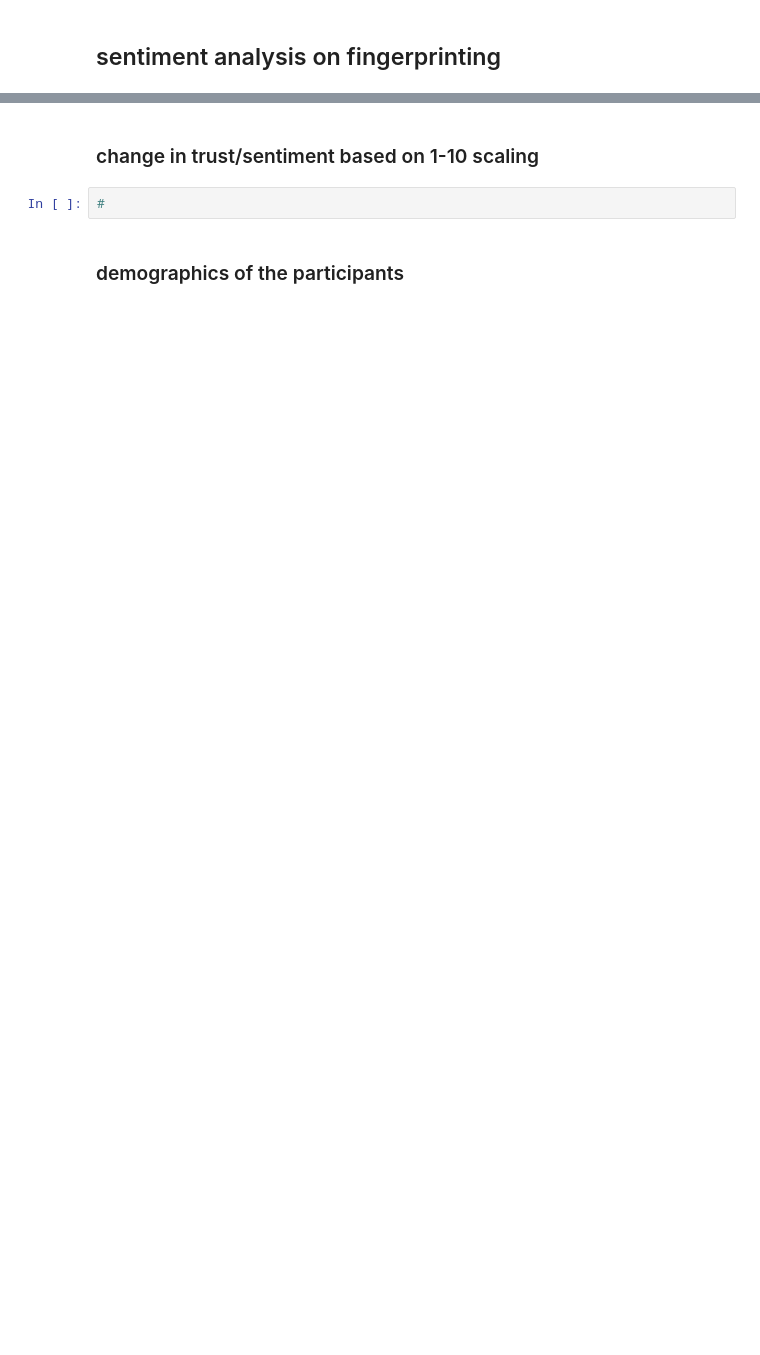
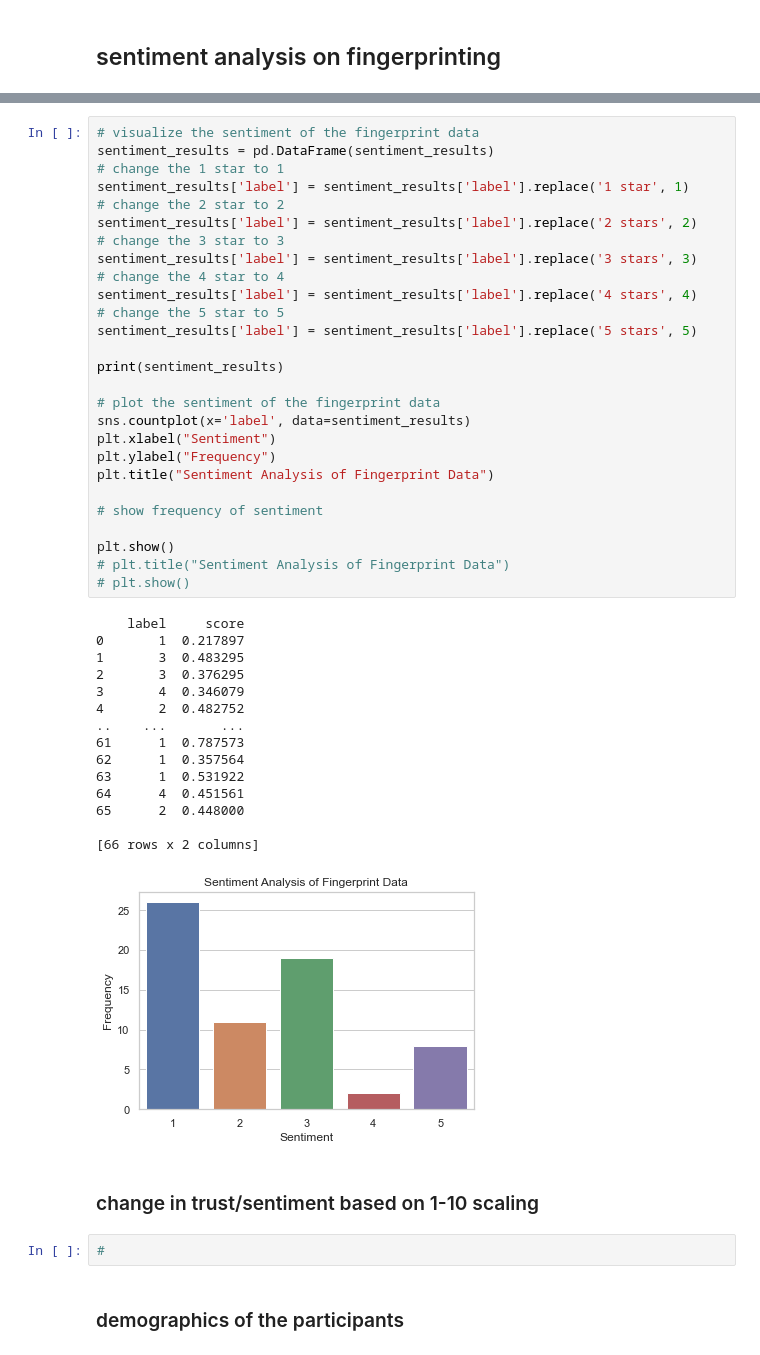
Before and after one commit to bendjko/CSE-527S-Final-Project, a Jupyter notebook: ben_testing.ipynb, the cells around one changed output, grey strips where cells are left out. Drawn from its saved outputs; the diff is of its cells as text; blank space fills up the shorter version.

```diff
--- a/ben_testing.ipynb
+++ b/ben_testing.ipynb
@@ -301,3 +314,46 @@ plt.show()
+# %%
+# visualize the sentiment of the fingerprint data
+sentiment_results = pd.DataFrame(sentiment_results)
+# change the 1 star to 1
+sentiment_results['label'] = sentiment_results['label'].replace('1 star', 1)
+# change the 2 star to 2
+sentiment_results['label'] = sentiment_results['label'].replace('2 stars', 2)
+# change the 3 star to 3
+sentiment_results['label'] = sentiment_results['label'].replace('3 stars', 3)
+# change the 4 star to 4
+sentiment_results['label'] = sentiment_results['label'].replace('4 stars', 4)
+# change the 5 star to 5
+sentiment_results['label'] = sentiment_results['label'].replace('5 stars', 5)
+
+print(sentiment_results)
+
+# plot the sentiment of the fingerprint data
+sns.countplot(x='label', data=sentiment_results)
+plt.xlabel("Sentiment")
+plt.ylabel("Frequency")
+plt.title("Sentiment Analysis of Fingerprint Data")
+
+# show frequency of sentiment
+
+plt.show()
+# plt.title("Sentiment Analysis of Fingerprint Data")
+# plt.show()
+# %% [output]
+    label     score
+0       1  0.217897
+1       3  0.483295
+2       3  0.376295
+3       4  0.346079
+4       2  0.482752
+..    ...       ...
+61      1  0.787573
+62      1  0.357564
+63      1  0.531922
+64      4  0.451561
+65      2  0.448000
+
+[66 rows x 2 columns]
+[figure, added]
 # %% [markdown]
 ### change in trust/sentiment based on 1-10 scaling
 # %%
```
Also changed, not shown: parts of 9 cells of this notebook.
